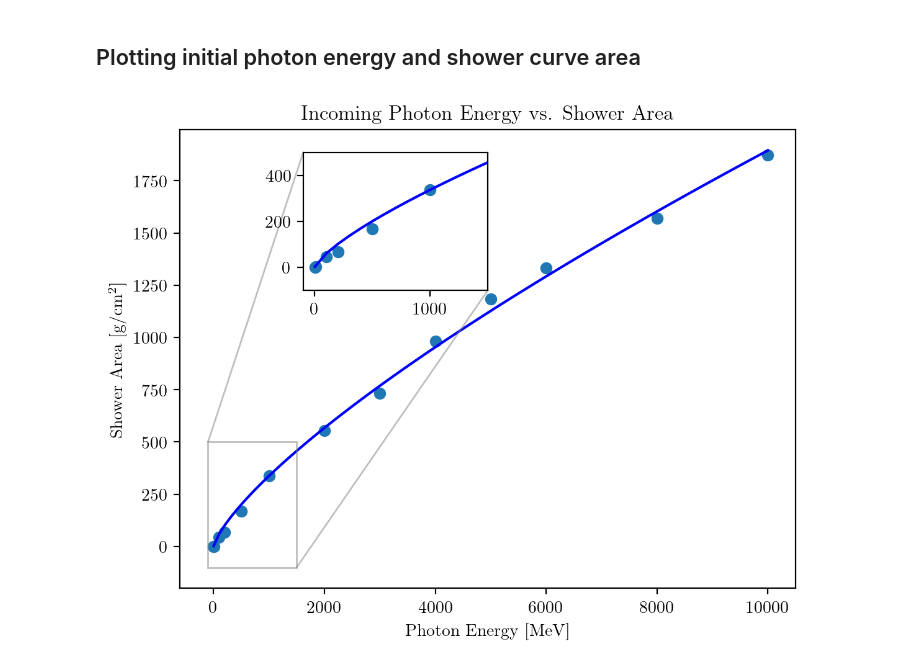
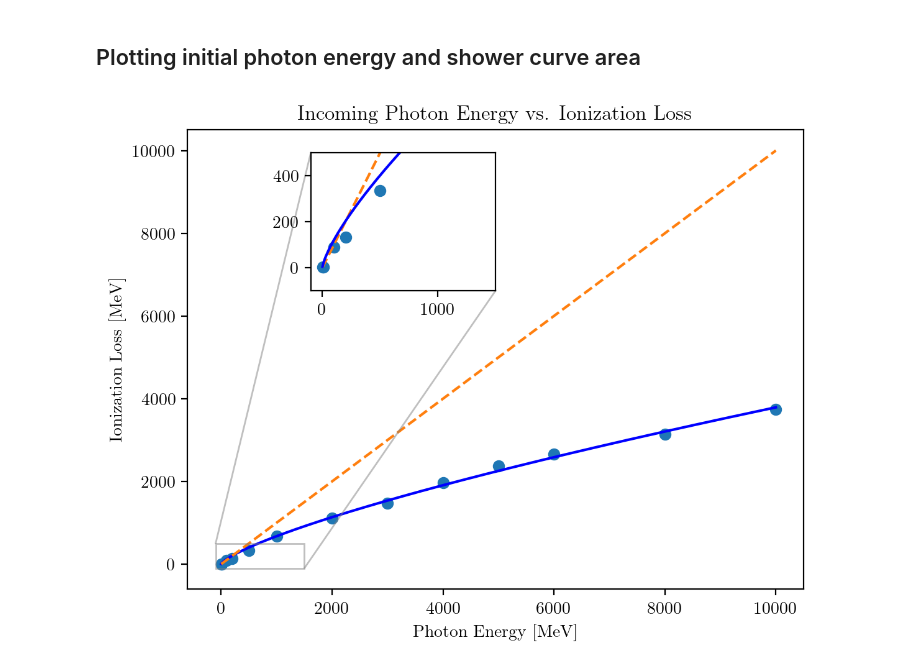
Before and after one commit to mattketk/particle-cascade, a Jupyter notebook: notebooks/ParticleCascade.ipynb, the cells around one changed output. Cells and saved outputs as stored; diff of their text form; code cells hidden in the pictures.

Commit message:
syncing changes but noticed a violation of energy conservation

```diff
--- a/notebooks/ParticleCascade.ipynb
+++ b/notebooks/ParticleCascade.ipynb
@@ -283,43 +283,46 @@ for e in photon_energies:
     photon_save.to_csv(f'data/photon_{energy_int}.csv', index=False)
 # %%
 # photon_energies = np.logspace(1, 4, 10)
+photon_energies = np.array([1, 10, 100, 200, 500, 1000, 2000, 3000, 4000, 5000, 6000, 8000, 10000])
 shower_areas = []
 for e in photon_energies:
     energy_int = str(int(e))
     total_charged = read_csv(f'data/charged_{energy_int}.csv')
     bin_counts, bin_edges = np.histogram(total_charged['Depth (g/cm2)'], bins=100)
     bin_counts = np.divide(bin_counts, n_trials)
     bin_centers = (bin_edges[1:] + bin_edges[:-1])/2
-    shower_areas.append(np.trapz(bin_counts, bin_centers))
+    shower_areas.append(2 * np.trapz(bin_counts, bin_centers))
 
 
 x = photon_energies
 y = shower_areas
 
 # inc_model = LinearModel()
 inc_model = PowerLawModel()
 params = inc_model.make_params(slope=1, intercept=1)
 results = inc_model.fit(y, params, x=x)
 x_fit = np.linspace(
     photon_energies.min(),
     photon_energies.max(),
-    100
+    1000
 )
 
 fig, ax = plt.subplots(dpi=200)
-ax.plot(photon_energies, shower_areas, 'o')
-ax.plot(x_fit, inc_model.eval(results.params, x=x_fit), label='Fit', color='blue')
+ax.plot(photon_energies, shower_areas, 'o', label='Ionization Loss')
+ax.plot(x_fit, inc_model.eval(results.params, x=x_fit), label='Ionization Loss Fit', color='blue')
+ax.plot(x_fit, x_fit, linestyle='--')
 
 axin = ax.inset_axes([0.2, 0.65, 0.3, 0.3])
 axin.set_xlim(-100, 1.5e+3)
 axin.set_ylim(-100, 500)
 ax.indicate_inset_zoom(axin)
 axin.plot(photon_energies, shower_areas, 'o')
-axin.plot(x_fit, inc_model.eval(results.params, x=x_fit), label='Fit', color='blue')
+axin.plot(x_fit, x_fit, linestyle='--')
+axin.plot(x_fit, inc_model.eval(results.params, x=x_fit), color='blue')
 ax.set_xlabel('Photon Energy [MeV]')
-ax.set_ylabel('Shower Area [g/cm$^2$]')
-ax.set_title('Incoming Photon Energy vs. Shower Area')
+ax.set_ylabel('Ionization Loss [MeV]')
+ax.set_title('Incoming Photon Energy vs. Ionization Loss')
 
 fig.savefig('../deliverables/figures/shower_area_vs_energy.pdf')
 # %% [output]
-[figure, old version]
+[figure, new version]
```
Also changed, not shown: parts of 3 cells of this notebook.
